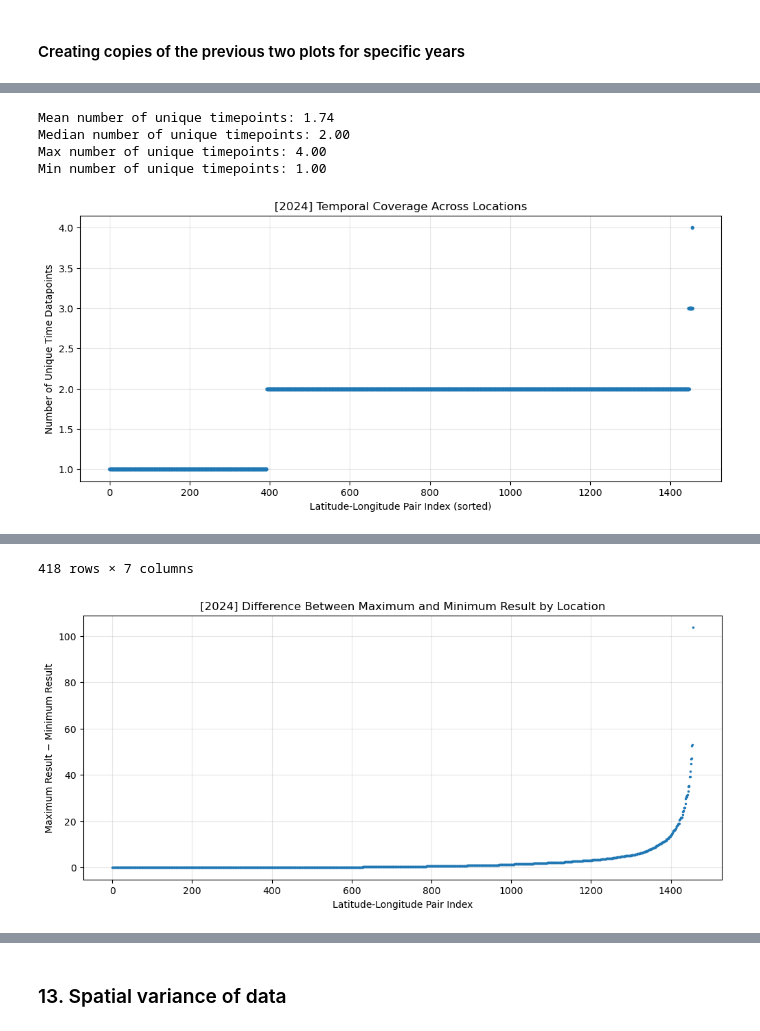
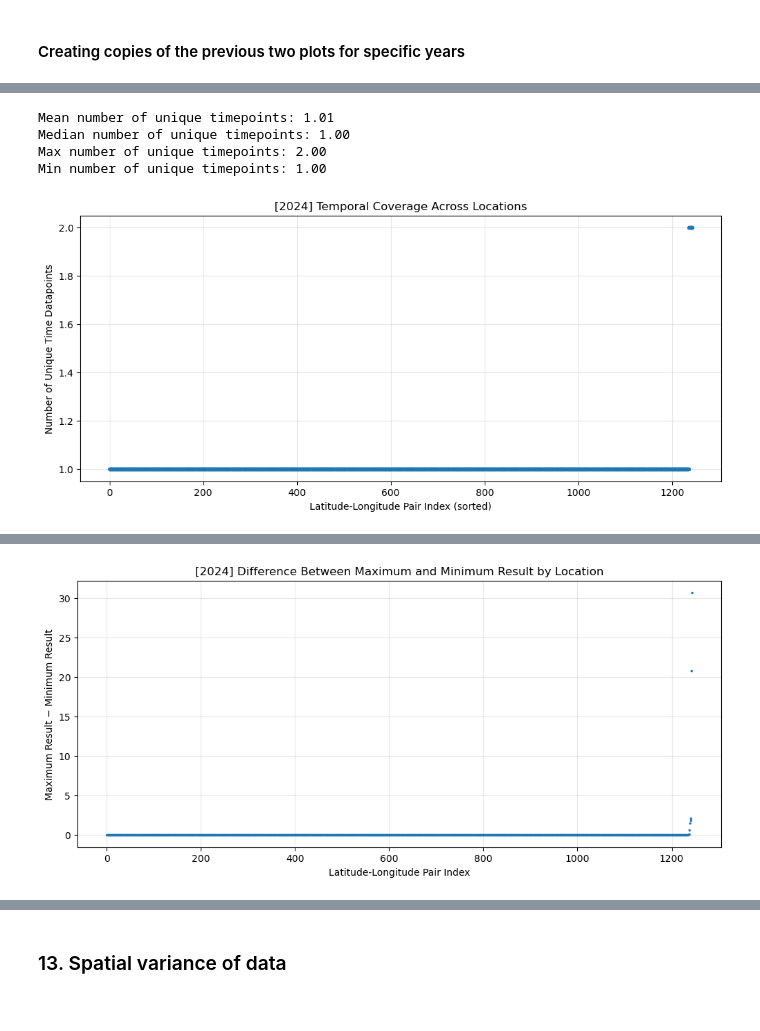
Before and after one commit to Erdos-Projects/fall-2026-infrastructure-placement, a Jupyter notebook: notebooks/groundwater/gwater_clean.ipynb, the cells around one changed output, grey strips where cells are left out. Saved outputs shown, nothing was run; the diff lists cells and outputs as text; code cells hidden in the pictures.

Commit message:
year to year nitrate variance

```diff
--- a/notebooks/groundwater/gwater_clean.ipynb
+++ b/notebooks/groundwater/gwater_clean.ipynb
@@ -670,5 +670,12 @@ Total unique geographical points: 3191
 | 15 | 2025.0 | 1274 | 39.924788 |
 # %% [markdown]
 #### Creating copies of the previous two plots for specific years
+# %%
+# Keep data from 2022–2025
+# this dataframe is important, because in the next few plots I will be excluding outliers from it
+years = [2022, 2023, 2024, 2025]
+groundwater_period = groundwater[
+    groundwater["gm_samp_collection_date"].dt.year.isin(years)
+].copy()
 # %%
 start_year = 2022
@@ -905,6 +949,6 @@ Min number of unique timepoints: 1.00
 # %%
 start_year = 2024
-end_year = 2025
+end_year = 2024
 
 groundwater_filtered = groundwater[
     groundwater["gm_samp_collection_date"].dt.year.between(start_year, end_year)
@@ -972,36 +1016,55 @@ selected_locations = temporal_counts.loc[
 
 # Retrieve all original groundwater columns for those locations
 selected_groundwater = groundwater.merge(
     selected_locations,
     on=["gm_latitude", "gm_longitude"],
     how="inner"
 )
 
-display(selected_groundwater)
+display(
+    selected_groundwater[
+        selected_groundwater["gm_samp_collection_date"].dt.year.between(
+            start_year, end_year
+        )
+    ]
+)
+
+# Exclude locations exceeding the variability threshold
+groundwater_period = groundwater_period.merge(
+    selected_locations.assign(exclude=True),
+    on=["gm_latitude", "gm_longitude"],
+    how="left"
+)
+
+groundwater_period = (
+    groundwater_period[groundwater_period["exclude"].isna()]
+    .drop(columns="exclude")
+    .copy()
+)
 
 # Sort by increasing difference between maximum and median
 result_stats = result_stats.sort_values(
     "max_minus_min"
 ).reset_index(drop=True)
 
 # Plot
 plt.figure(figsize=(12, 5))
 plt.plot(
     result_stats.index,
     result_stats["max_minus_min"],
     ".",
     markersize=3
 )
 
 plt.xlabel("Latitude-Longitude Pair Index")
 plt.ylabel("Maximum Result − Minimum Result")
 plt.title("[2024] Difference Between Maximum and Minimum Result by Location")
 plt.grid(True, alpha=0.3)
 plt.show()
 # %% [output]
-Mean number of unique timepoints: 1.74
-Median number of unique timepoints: 2.00
-Max number of unique timepoints: 4.00
+Mean number of unique timepoints: 1.01
+Median number of unique timepoints: 1.00
+Max number of unique timepoints: 2.00
 Min number of unique timepoints: 1.00
-[figure, old version]
+[figure, new version]
 |  | gm_well_id | gm_well_category | gm_samp_collection_date | gm_latitude | gm_longitude | nitrate_mg_L | year |
@@ -1019,4 +1075,3 @@ Min number of unique timepoints: 1.00
-418 rows × 7 columns
-[figure, old version]
+[figure, new version]
 # %%
 start_year = 2025
```
Also changed, not shown: parts of 7 cells of this notebook.
